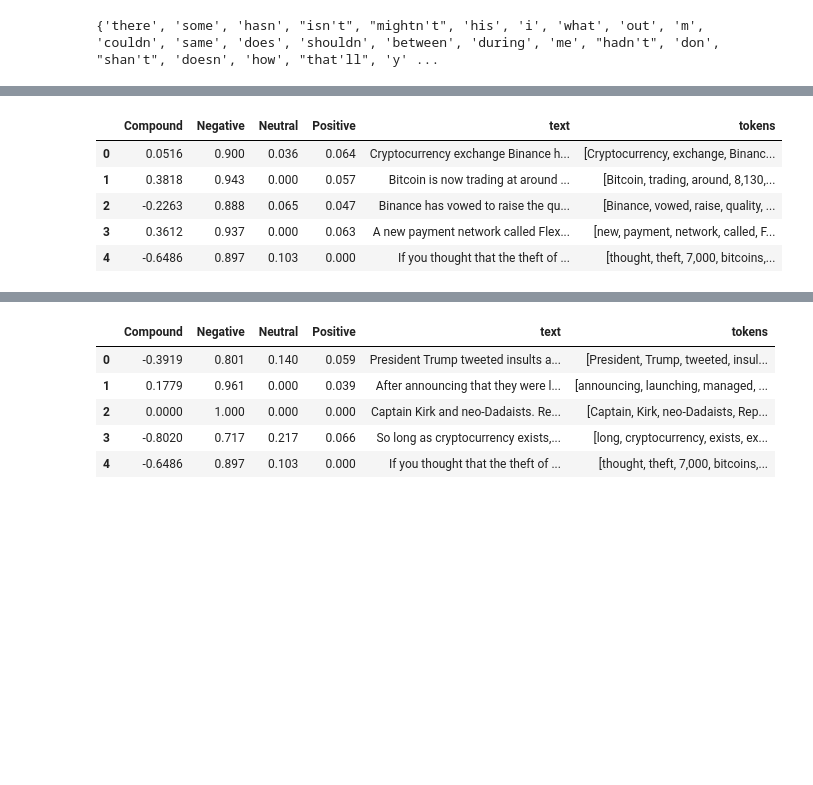
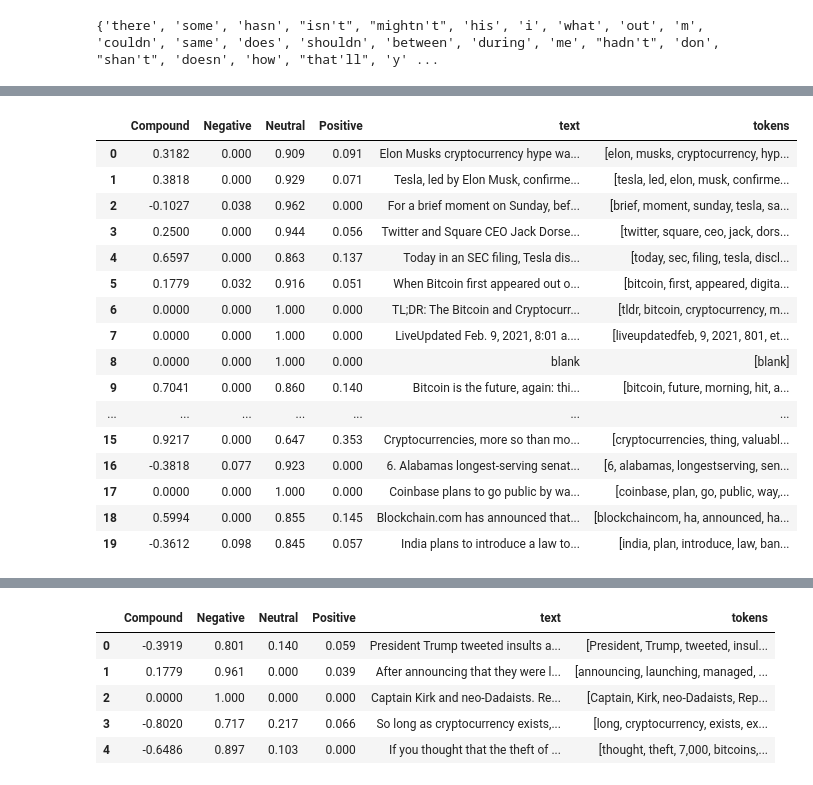
Before and after one commit to mnewk555/nlg-homework, a Jupyter notebook: crypto_sentiment.ipynb, the cells around one changed output, grey strips where cells are left out. Saved outputs shown, nothing was run; the diff lists cells and outputs as text; code cells hidden in the pictures; blank space fills up the shorter version.

Commit message:
Added code for adding token column to df.

```diff
--- a/crypto_sentiment.ipynb
+++ b/crypto_sentiment.ipynb
@@ -312,10 +316,25 @@ tokenizer(content_test)
+# %%
+df_bitcoin
+# %% [output]
+|  | Compound | Negative | Neutral | Positive | text | tokens |
+| 0 | 0.3182 | 0.000 | 0.909 | 0.091 | Elon Musks cryptocurrency hype wa... | [elon, musks, cryptocurrency, hyp... |
+| 1 | 0.3818 | 0.000 | 0.929 | 0.071 | Tesla, led by Elon Musk, confirme... | [tesla, led, elon, musk, confirme... |
+| 2 | -0.1027 | 0.038 | 0.962 | 0.000 | For a brief moment on Sunday, bef... | [brief, moment, sunday, tesla, sa... |
+| 3 | 0.2500 | 0.000 | 0.944 | 0.056 | Twitter and Square CEO Jack Dorse... | [twitter, square, ceo, jack, dors... |
+| 4 | 0.6597 | 0.000 | 0.863 | 0.137 | Today in an SEC filing, Tesla dis... | [today, sec, filing, tesla, discl... |
+| 5 | 0.1779 | 0.032 | 0.916 | 0.051 | When Bitcoin first appeared out o... | [bitcoin, first, appeared, digita... |
+| 6 | 0.0000 | 0.000 | 1.000 | 0.000 | TL;DR: The Bitcoin and Cryptocurr... | [tldr, bitcoin, cryptocurrency, m... |
+| 7 | 0.0000 | 0.000 | 1.000 | 0.000 | LiveUpdated Feb. 9, 2021, 8:01 a.... | [liveupdatedfeb, 9, 2021, 801, et... |
+| 8 | 0.0000 | 0.000 | 1.000 | 0.000 | blank | [blank] |
+| 9 | 0.7041 | 0.000 | 0.860 | 0.140 | Bitcoin is the future, again: thi... | [bitcoin, future, morning, hit, a... |
+| ... | ... | ... | ... | ... | ... | ... |
+| 15 | 0.9217 | 0.000 | 0.647 | 0.353 | Cryptocurrencies, more so than mo... | [cryptocurrencies, thing, valuabl... |
+| 16 | -0.3818 | 0.077 | 0.923 | 0.000 | 6. Alabamas longest-serving senat... | [6, alabamas, longestserving, sen... |
+| 17 | 0.0000 | 0.000 | 1.000 | 0.000 | Coinbase plans to go public by wa... | [coinbase, plan, go, public, way,... |
+| 18 | 0.5994 | 0.000 | 0.855 | 0.145 | Blockchain.com has announced that... | [blockchaincom, ha, announced, ha... |
+| 19 | -0.3612 | 0.098 | 0.845 | 0.057 | India plans to introduce a law to... | [india, plan, introduce, law, ban... |
 # %%
 # Create a new tokens column for bitcoin
 # YOUR CODE HERE!
+df_bitcoin = bitcoin_sentiment_df.copy()
+df_bitcoin['tokens'] = df_bitcoin['text'].apply(tokenizer)
-# %% [output]
-|  | Compound | Negative | Neutral | Positive | text | tokens |
-| 0 | 0.0516 | 0.900 | 0.036 | 0.064 | Cryptocurrency exchange Binance h... | [Cryptocurrency, exchange, Binanc... |
-| 1 | 0.3818 | 0.943 | 0.000 | 0.057 | Bitcoin is now trading at around ... | [Bitcoin, trading, around, 8,130,... |
-| 2 | -0.2263 | 0.888 | 0.065 | 0.047 | Binance has vowed to raise the qu... | [Binance, vowed, raise, quality, ... |
-| 3 | 0.3612 | 0.937 | 0.000 | 0.063 | A new payment network called Flex... | [new, payment, network, called, F... |
-| 4 | -0.6486 | 0.897 | 0.103 | 0.000 | If you thought that the theft of ... | [thought, theft, 7,000, bitcoins,... |
```
Also changed, not shown: parts of 4 cells of this notebook.
